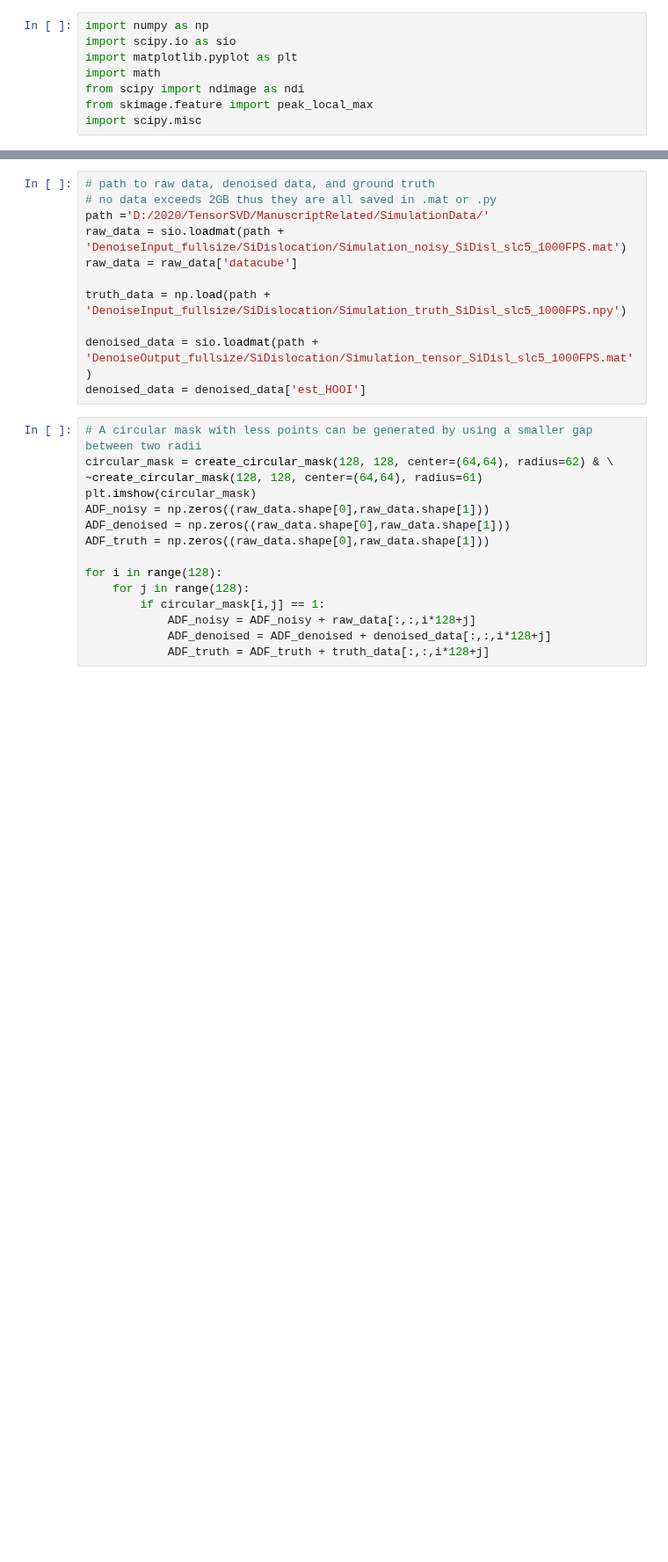
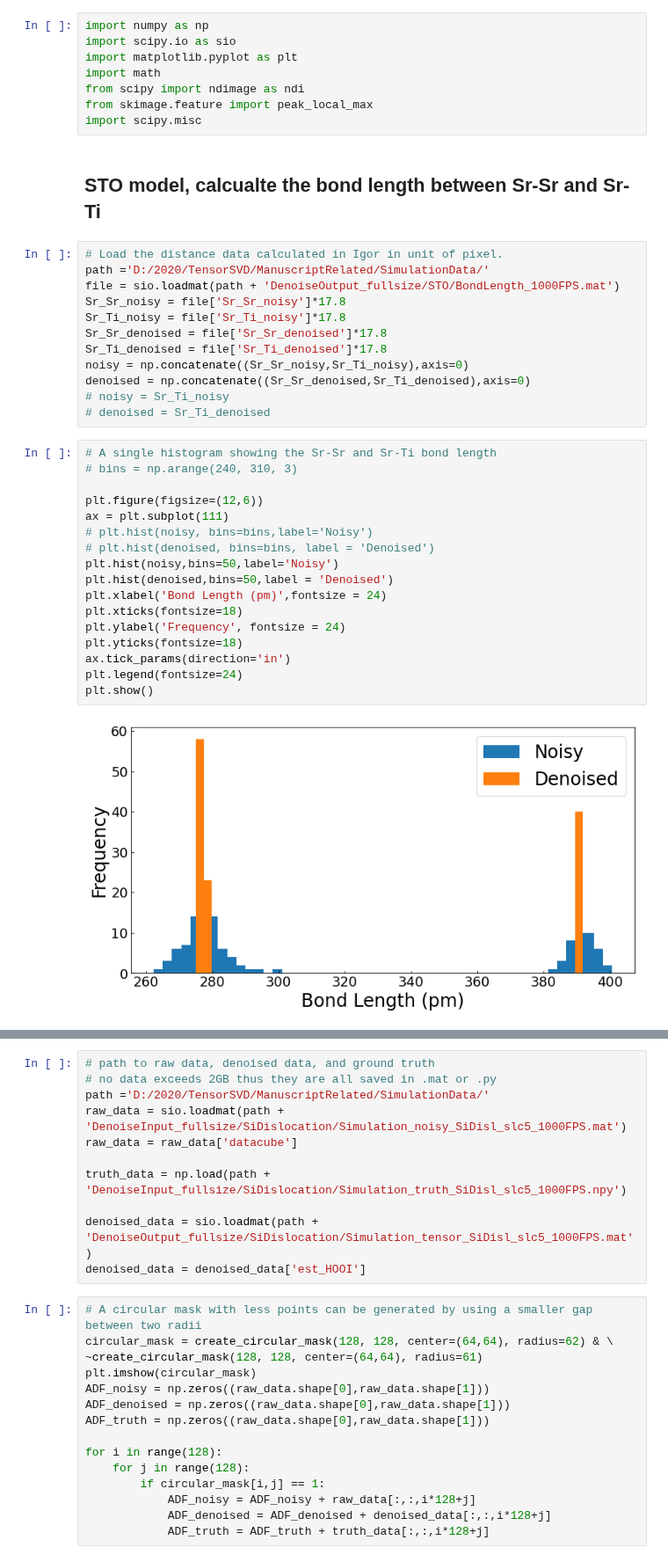
Before and after one commit to CY-Zhang/PyProcessingCodes, a Jupyter notebook: TensorDenoise/VisulizeResults_AtomDisplacement.ipynb, the cells around one changed output, grey strips where cells are left out. Shown at 88% size. Cells and saved outputs as stored; diff of their text form; blank space fills up the shorter version.

Commit message:
New script to analysis atom displacement after tensor SVD

```diff
--- a/TensorDenoise/AtomDisplacement_SiDisl.ipynb
+++ b/TensorDenoise/VisulizeResults_AtomDisplacement.ipynb
@@ -6,3 +6,36 @@ import math
 from scipy import ndimage as ndi
 from skimage.feature import peak_local_max
 import scipy.misc
+# %% [markdown]
+## STO model, calcualte the bond length between Sr-Sr and Sr-Ti
+# %%
+# Load the distance data calculated in Igor in unit of pixel.
+path ='D:/2020/TensorSVD/ManuscriptRelated/SimulationData/'
+file = sio.loadmat(path + 'DenoiseOutput_fullsize/STO/BondLength_1000FPS.mat')
+Sr_Sr_noisy = file['Sr_Sr_noisy']*17.8
+Sr_Ti_noisy = file['Sr_Ti_noisy']*17.8
+Sr_Sr_denoised = file['Sr_Sr_denoised']*17.8
+Sr_Ti_denoised = file['Sr_Ti_denoised']*17.8
+noisy = np.concatenate((Sr_Sr_noisy,Sr_Ti_noisy),axis=0)
+denoised = np.concatenate((Sr_Sr_denoised,Sr_Ti_denoised),axis=0)
+# noisy = Sr_Ti_noisy
+# denoised = Sr_Ti_denoised
+# %%
+# A single histogram showing the Sr-Sr and Sr-Ti bond length
+# bins = np.arange(240, 310, 3)
+
+plt.figure(figsize=(12,6))
+ax = plt.subplot(111)
+# plt.hist(noisy, bins=bins,label='Noisy')
+# plt.hist(denoised, bins=bins, label = 'Denoised')
+plt.hist(noisy,bins=50,label='Noisy')
+plt.hist(denoised,bins=50,label = 'Denoised')
+plt.xlabel('Bond Length (pm)',fontsize = 24)
+plt.xticks(fontsize=18)
+plt.ylabel('Frequency', fontsize = 24)
+plt.yticks(fontsize=18)
+ax.tick_params(direction='in')
+plt.legend(fontsize=24)
+plt.show()
+# %% [output]
+[figure, added]
```
Also changed, not shown: parts of 12 cells of this notebook, 1 other file.
